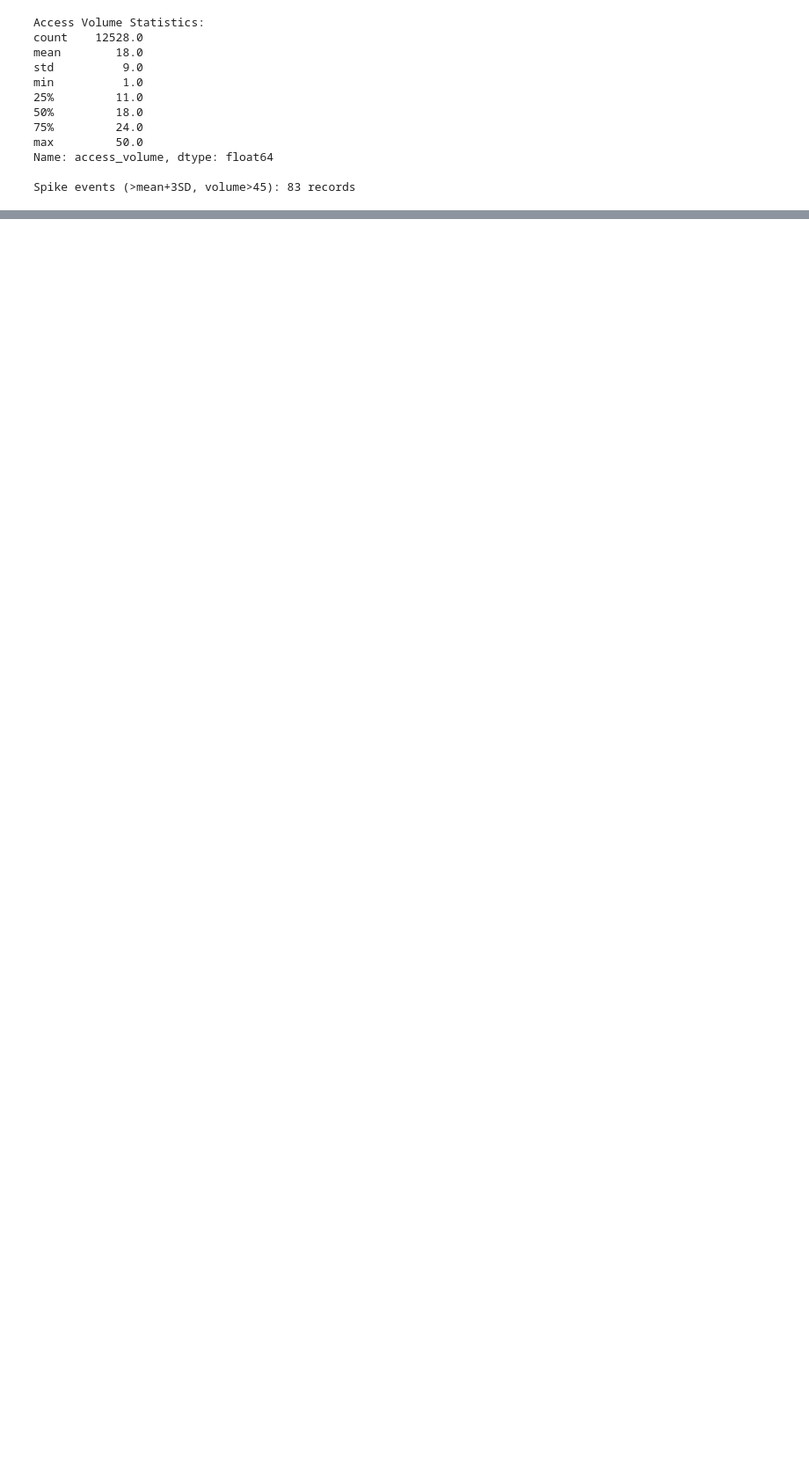
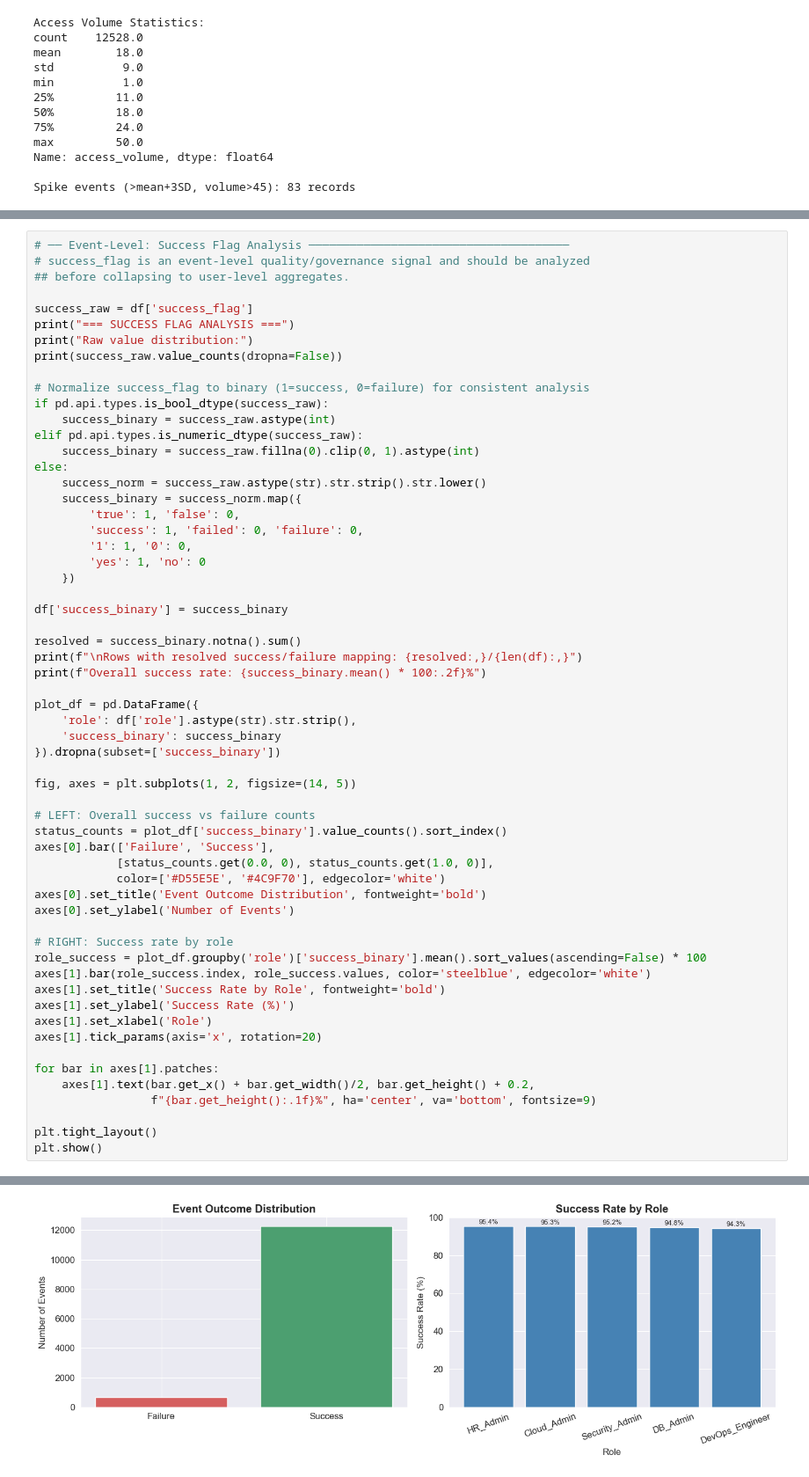
Before and after one commit to kalviumcommunity/S62-0226-Bazinga-DataScience-MachineLearning-Echelon, a Jupyter notebook: notebooks/01_data_exploration.ipynb, the cells around one changed output, grey strips where cells are left out. Shown at 88% size. Drawn from its saved outputs; the diff is of its cells as text; blank space fills up the shorter version.

```diff
--- a/notebooks/01_data_exploration.ipynb
+++ b/notebooks/01_data_exploration.ipynb
@@ -374,0 +638,60 @@ Spike events (>mean+3SD, volume>45): 83 records
+# %%
+# ── Event-Level: Success Flag Analysis ──────────────────────────────────────
+# success_flag is an event-level quality/governance signal and should be analyzed
+## before collapsing to user-level aggregates.
+
+success_raw = df['success_flag']
+print("=== SUCCESS FLAG ANALYSIS ===")
+print("Raw value distribution:")
+print(success_raw.value_counts(dropna=False))
+
+# Normalize success_flag to binary (1=success, 0=failure) for consistent analysis
+if pd.api.types.is_bool_dtype(success_raw):
+    success_binary = success_raw.astype(int)
+elif pd.api.types.is_numeric_dtype(success_raw):
+    success_binary = success_raw.fillna(0).clip(0, 1).astype(int)
+else:
+    success_norm = success_raw.astype(str).str.strip().str.lower()
+    success_binary = success_norm.map({
+        'true': 1, 'false': 0,
+        'success': 1, 'failed': 0, 'failure': 0,
+        '1': 1, '0': 0,
+        'yes': 1, 'no': 0
+    })
+
+df['success_binary'] = success_binary
+
+resolved = success_binary.notna().sum()
+print(f"\nRows with resolved success/failure mapping: {resolved:,}/{len(df):,}")
+print(f"Overall success rate: {success_binary.mean() * 100:.2f}%")
+
+plot_df = pd.DataFrame({
+    'role': df['role'].astype(str).str.strip(),
+    'success_binary': success_binary
+}).dropna(subset=['success_binary'])
+
+fig, axes = plt.subplots(1, 2, figsize=(14, 5))
+
+# LEFT: Overall success vs failure counts
+status_counts = plot_df['success_binary'].value_counts().sort_index()
+axes[0].bar(['Failure', 'Success'],
+            [status_counts.get(0.0, 0), status_counts.get(1.0, 0)],
+            color=['#D55E5E', '#4C9F70'], edgecolor='white')
+axes[0].set_title('Event Outcome Distribution', fontweight='bold')
+axes[0].set_ylabel('Number of Events')
+
+# RIGHT: Success rate by role
+role_success = plot_df.groupby('role')['success_binary'].mean().sort_values(ascending=False) * 100
+axes[1].bar(role_success.index, role_success.values, color='steelblue', edgecolor='white')
+axes[1].set_title('Success Rate by Role', fontweight='bold')
+axes[1].set_ylabel('Success Rate (%)')
+axes[1].set_xlabel('Role')
+axes[1].tick_params(axis='x', rotation=20)
+
+for bar in axes[1].patches:
+    axes[1].text(bar.get_x() + bar.get_width()/2, bar.get_height() + 0.2,
+                 f"{bar.get_height():.1f}%", ha='center', va='bottom', fontsize=9)
+
+plt.tight_layout()
+plt.show()
+# %% [output]
@@ -374,0 +707 @@ Spike events (>mean+3SD, volume>45): 83 records
+[figure, added]
```
Also changed, not shown: parts of 50 cells of this notebook, 9 other files.
